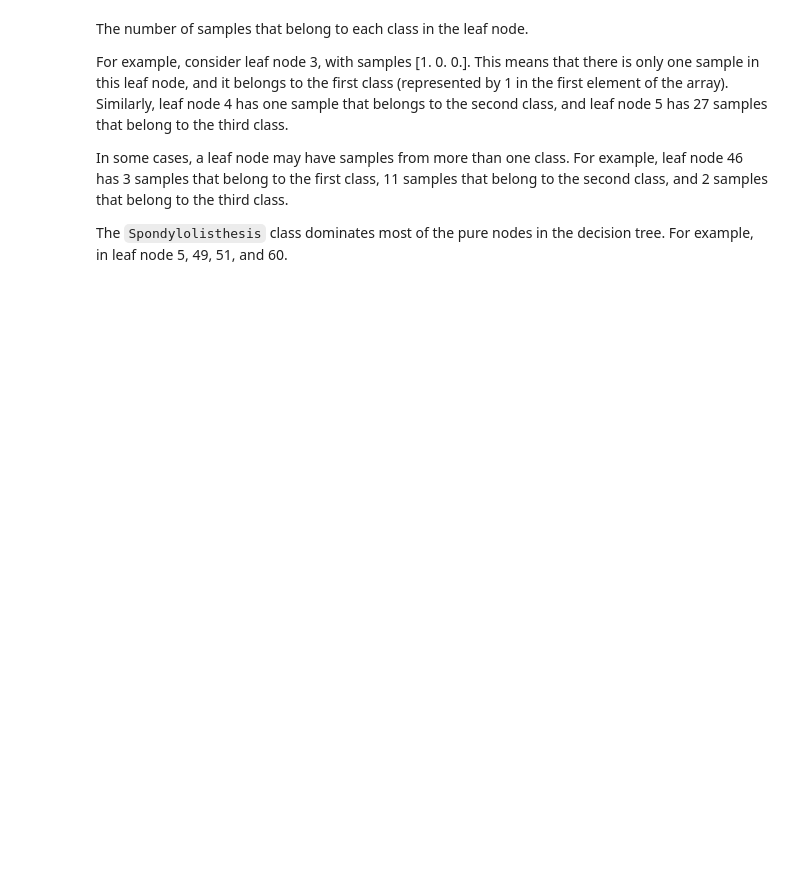
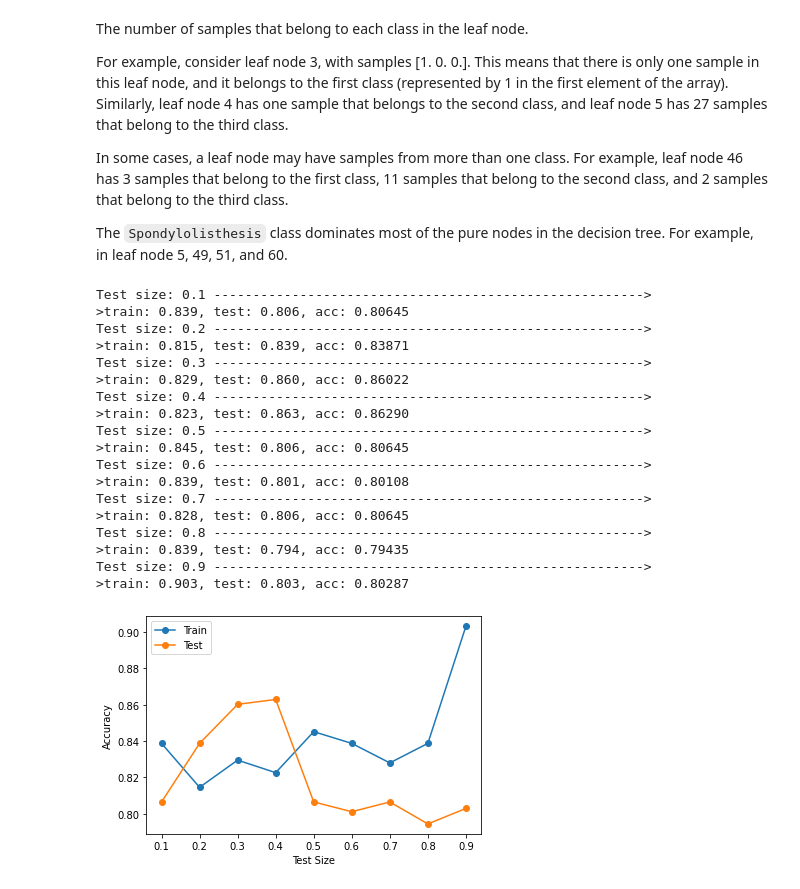
Before and after one commit to cityu-assignment/CS3481-assignment2, a Jupyter notebook: cs3481_asm.ipynb, the cells around one changed output. Cells and saved outputs as stored; diff of their text form; code cells hidden in the pictures; blank space fills up the shorter version.

```diff
--- a/cs3481_asm.ipynb
+++ b/cs3481_asm.ipynb
@@ -596,3 +399,61 @@ For example, consider leaf node 3, with samples [1. 0. 0.]. This means that ther
 In some cases, a leaf node may have samples from more than one class. For example, leaf node 46 has 3 samples that belong to the first class, 11 samples that belong to the second class, and 2 samples that belong to the third class.
 
 The `Spondylolisthesis` class dominates most of the pure nodes in the decision tree. For example, in leaf node 5, 49, 51, and 60.
+# %%
+nb = GaussianNB()
+nb = nb.fit(iris.data, iris.target)
+prediction = nb.predict(irisTest)
+print(iris.target_names[prediction])
+# %%
+from sklearn.naive_bayes import GaussianNB
+
+def constructNaiveBayesClassifiers():
+  train_errors = []
+  test_errors = []
+
+  for i in range(1, 10):
+    X_trainset, X_testset, y_trainset, y_testset = train_test_split(X, y, test_size=i/10, random_state=0, stratify=y)
+    print('Test size: %.1f ------------------------------------------------------->' % (i/10))
+
+    nb = GaussianNB()
+
+    nb.fit(X_trainset, y_trainset)
+    train_z = nb.predict(X_trainset)
+    test_z = nb.predict(X_testset)
+
+    train_acc = accuracy_score(y_trainset, train_z)
+    test_acc = accuracy_score(y_testset, test_z)
+
+    train_errors.append(train_acc)
+    test_errors.append(test_acc)
+    print('>train: %.3f, test: %.3f, acc: %.5f' % (train_acc, test_acc, (accuracy_score(y_testset, test_z))))
+
+  xxx = [i/10 for i in range(1, 10)]
+  plt.plot(xxx, train_errors, '-o', label='Train')
+  plt.plot(xxx, test_errors, '-o', label='Test')
+  plt.ylabel('Accuracy')
+  plt.xlabel('Test Size')
+  plt.legend()
+  plt.show()
+# %%
+constructNaiveBayesClassifiers()
+# %% [output]
+Test size: 0.1 ------------------------------------------------------->
+>train: 0.839, test: 0.806, acc: 0.80645
+Test size: 0.2 ------------------------------------------------------->
+>train: 0.815, test: 0.839, acc: 0.83871
+Test size: 0.3 ------------------------------------------------------->
+>train: 0.829, test: 0.860, acc: 0.86022
+Test size: 0.4 ------------------------------------------------------->
+>train: 0.823, test: 0.863, acc: 0.86290
+Test size: 0.5 ------------------------------------------------------->
+>train: 0.845, test: 0.806, acc: 0.80645
+Test size: 0.6 ------------------------------------------------------->
+>train: 0.839, test: 0.801, acc: 0.80108
+Test size: 0.7 ------------------------------------------------------->
+>train: 0.828, test: 0.806, acc: 0.80645
+Test size: 0.8 ------------------------------------------------------->
+>train: 0.839, test: 0.794, acc: 0.79435
+Test size: 0.9 ------------------------------------------------------->
+>train: 0.903, test: 0.803, acc: 0.80287
+[figure, added]
```
Also changed, not shown: parts of 20 cells of this notebook.
